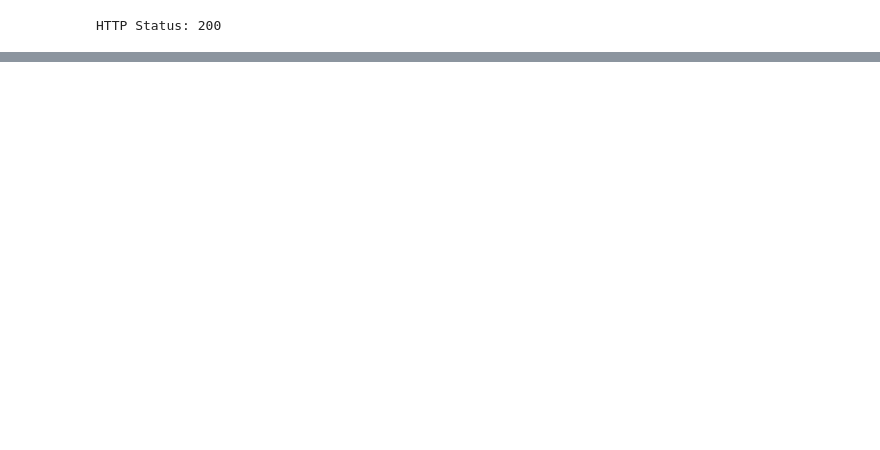
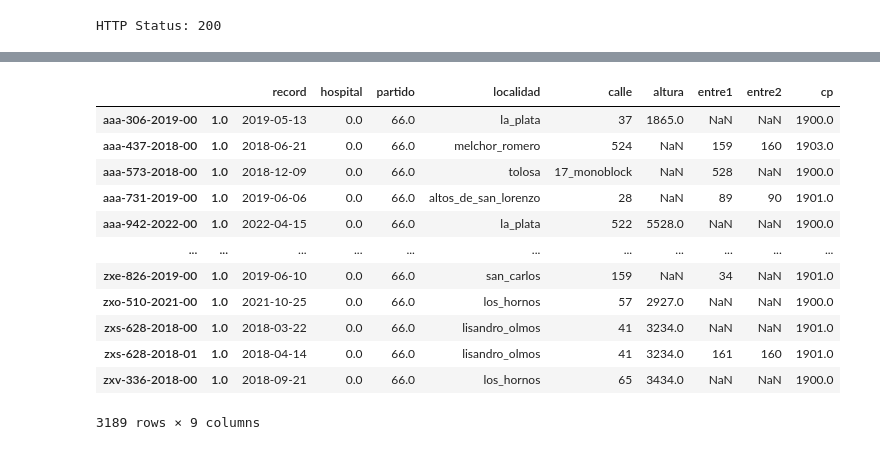
Before and after one commit to SosaEm/rsvdinamicas, a Jupyter notebook: build 2/filiales.ipynb, the cells around one changed output, grey strips where cells are left out. Saved outputs shown, nothing was run; the diff lists cells and outputs as text; code cells hidden in the pictures; blank space fills up the shorter version.

```diff
--- a/build 2/filiales.ipynb
+++ b/build 2/filiales.ipynb
@@ -198 +200,19 @@ sorted(dict(df.calle.value_counts()).items())
  ...]
+# %%
+df_laplata = df.loc[df["partido"]==66.0]
+# %%
+df_laplata
+# %% [output]
+|  |  | record | hospital | partido | localidad | calle | altura | entre1 | entre2 | cp |
+| aaa-306-2019-00 | 1.0 | 2019-05-13 | 0.0 | 66.0 | la_plata | 37 | 1865.0 | NaN | NaN | 1900.0 |
+| aaa-437-2018-00 | 1.0 | 2018-06-21 | 0.0 | 66.0 | melchor_romero | 524 | NaN | 159 | 160 | 1903.0 |
+| aaa-573-2018-00 | 1.0 | 2018-12-09 | 0.0 | 66.0 | tolosa | 17_monoblock | NaN | 528 | NaN | 1900.0 |
+| aaa-731-2019-00 | 1.0 | 2019-06-06 | 0.0 | 66.0 | altos_de_san_lorenzo | 28 | NaN | 89 | 90 | 1901.0 |
+| aaa-942-2022-00 | 1.0 | 2022-04-15 | 0.0 | 66.0 | la_plata | 522 | 5528.0 | NaN | NaN | 1900.0 |
+| ... | ... | ... | ... | ... | ... | ... | ... | ... | ... | ... |
+| zxe-826-2019-00 | 1.0 | 2019-06-10 | 0.0 | 66.0 | san_carlos | 159 | NaN | 34 | NaN | 1901.0 |
+| zxo-510-2021-00 | 1.0 | 2021-10-25 | 0.0 | 66.0 | los_hornos | 57 | 2927.0 | NaN | NaN | 1900.0 |
+| zxs-628-2018-00 | 1.0 | 2018-03-22 | 0.0 | 66.0 | lisandro_olmos | 41 | 3234.0 | NaN | NaN | 1901.0 |
+| zxs-628-2018-01 | 1.0 | 2018-04-14 | 0.0 | 66.0 | lisandro_olmos | 41 | 3234.0 | 161 | 160 | 1901.0 |
+| zxv-336-2018-00 | 1.0 | 2018-09-21 | 0.0 | 66.0 | los_hornos | 65 | 3434.0 | NaN | NaN | 1900.0 |
+3189 rows × 9 columns
```
Also changed, not shown: parts of 13 cells of this notebook, 6 other files.
